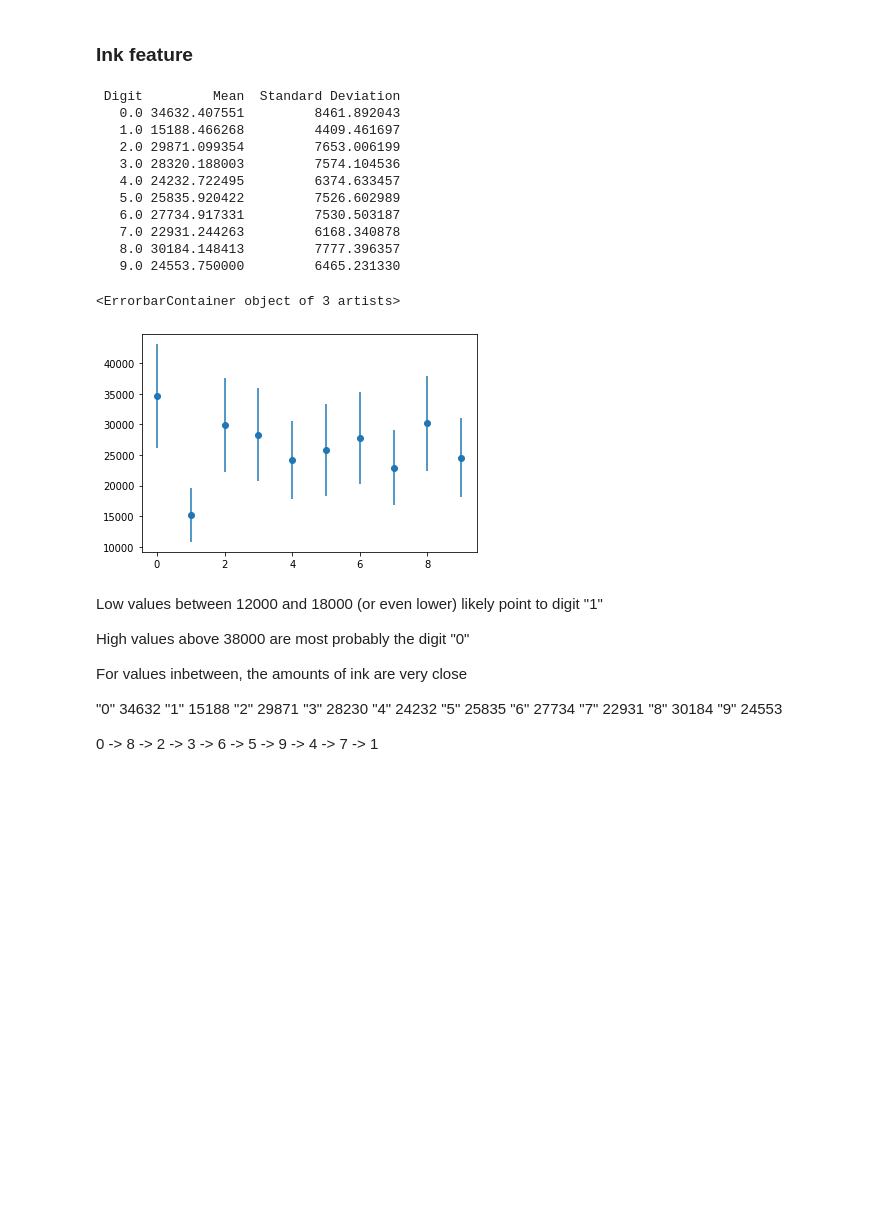
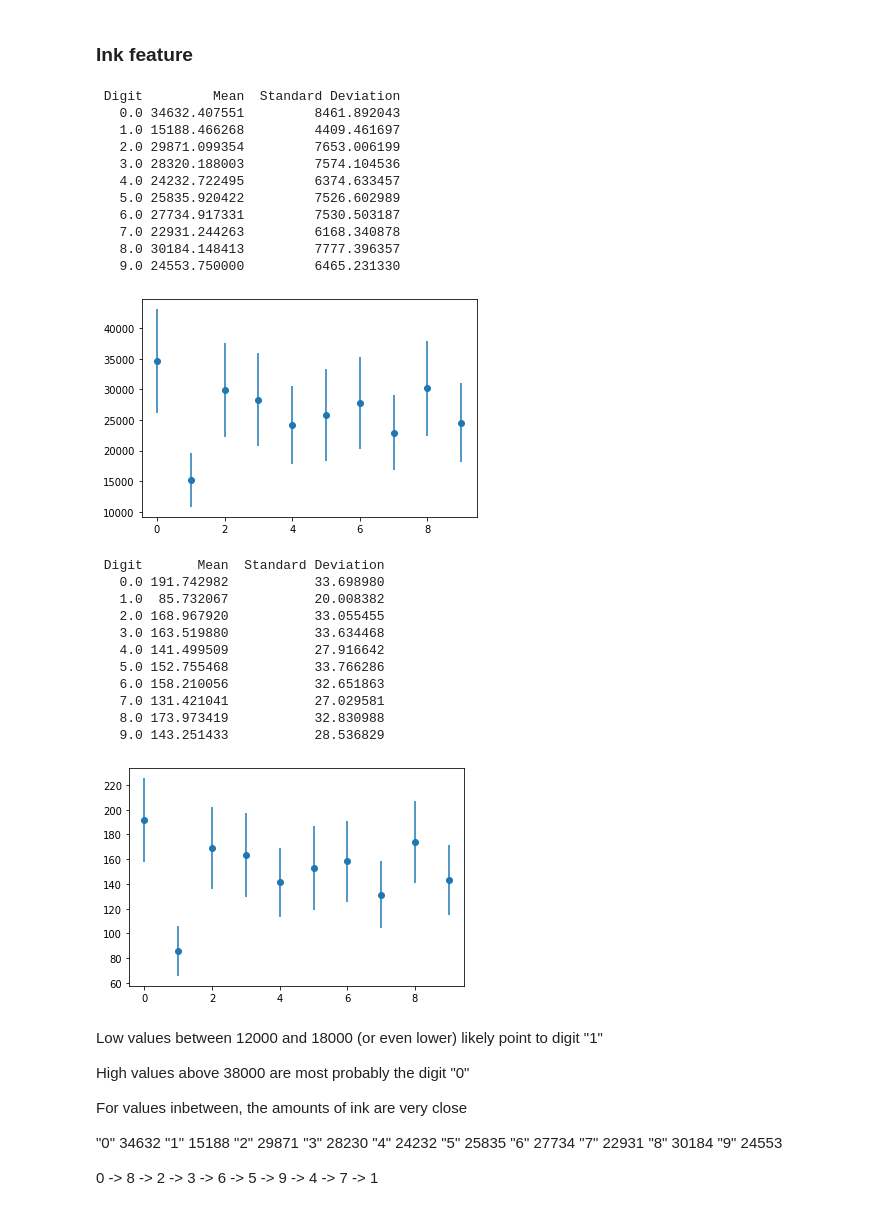
Before and after one commit to idangrady/INFOMPR, a Jupyter notebook: Practical_Assignment/ink.ipynb, the cells around one changed output. Drawn from its saved outputs; the diff is of its cells as text; code cells hidden in the pictures; blank space fills up the shorter version.

Commit message:
Fitting using both ink and area features

```diff
--- a/Practical_Assignment/ink.ipynb
+++ b/Practical_Assignment/ink.ipynb
@@ -56,35 +56,52 @@ for image_number in range(100):
 ### Ink feature
 # %%
 # Determine amount of ink for each image
-ink = np.array([sum(image) for image in image_data])
+ink  = np.array([sum(image) for image in image_data])
 area = np.array([np.count_nonzero(image) for image in image_data]) # -> better accuracy than ink
 
-# Compute mean and standard deviation for the ink for each digit
-ink_mean = [np.mean(ink[digit_labels == i]) for i in digits]
-ink_std  = [np.std(ink[digit_labels == i])  for i in digits]
+raw_features_data = [ink, area]
 
-# Print the mean and standard deviation for each digit in a dataframe
-ink_all_values = np.column_stack((digits, ink_mean, ink_std))
-ink_dataframe  = pd.DataFrame(data = ink_all_values, columns = ["Digit", "Mean", "Standard Deviation"])
+# Plot mean and standard deviation for each feature
+for feature_data in raw_features_data:
 
-print(ink_dataframe.to_string(index = False))
+    # Compute mean and standard deviation for the feature for each digit
+    feature_mean    = [np.mean(feature_data[digit_labels == i]) for i in digits]
+    feature_std_dev = [np.std(feature_data[digit_labels == i])  for i in digits]
 
-# Plot the mean and standard deviation for each digit
-plt.errorbar(digits, ink_mean, ink_std, linestyle = "None", marker = "o")
+    # Print the mean and standard deviation for each digit in a dataframe
+    feature_all_values = np.column_stack((digits, feature_mean, feature_std_dev))
+    feature_dataframe  = pd.DataFrame(data = feature_all_values, columns = ["Digit", "Mean", "Standard Deviation"])
+
+    print(feature_dataframe.to_string(index = False))
+
+    # Plot the mean and standard deviation for each digit
+    plt.errorbar(digits, feature_mean, feature_std_dev, linestyle = "None", marker = "o")
+    plt.show()
 # %% [output]
  Digit         Mean  Standard Deviation
    0.0 34632.407551         8461.892043
    1.0 15188.466268         4409.461697
    2.0 29871.099354         7653.006199
    3.0 28320.188003         7574.104536
    4.0 24232.722495         6374.633457
    5.0 25835.920422         7526.602989
    6.0 27734.917331         7530.503187
    7.0 22931.244263         6168.340878
    8.0 30184.148413         7777.396357
    9.0 24553.750000         6465.231330
+[figure]
-<ErrorbarContainer object of 3 artists>
+ Digit       Mean  Standard Deviation
+   0.0 191.742982           33.698980
+   1.0  85.732067           20.008382
+   2.0 168.967920           33.055455
+   3.0 163.519880           33.634468
+   4.0 141.499509           27.916642
+   5.0 152.755468           33.766286
+   6.0 158.210056           32.651863
+   7.0 131.421041           27.029581
+   8.0 173.973419           32.830988
+   9.0 143.251433           28.536829
-[figure]
+[figure, added]
 # %% [markdown]
 Low values between 12000 and 18000 (or even lower) likely point to digit "1"
 
```
Also changed, not shown: parts of 8 cells of this notebook, 1 other file.
